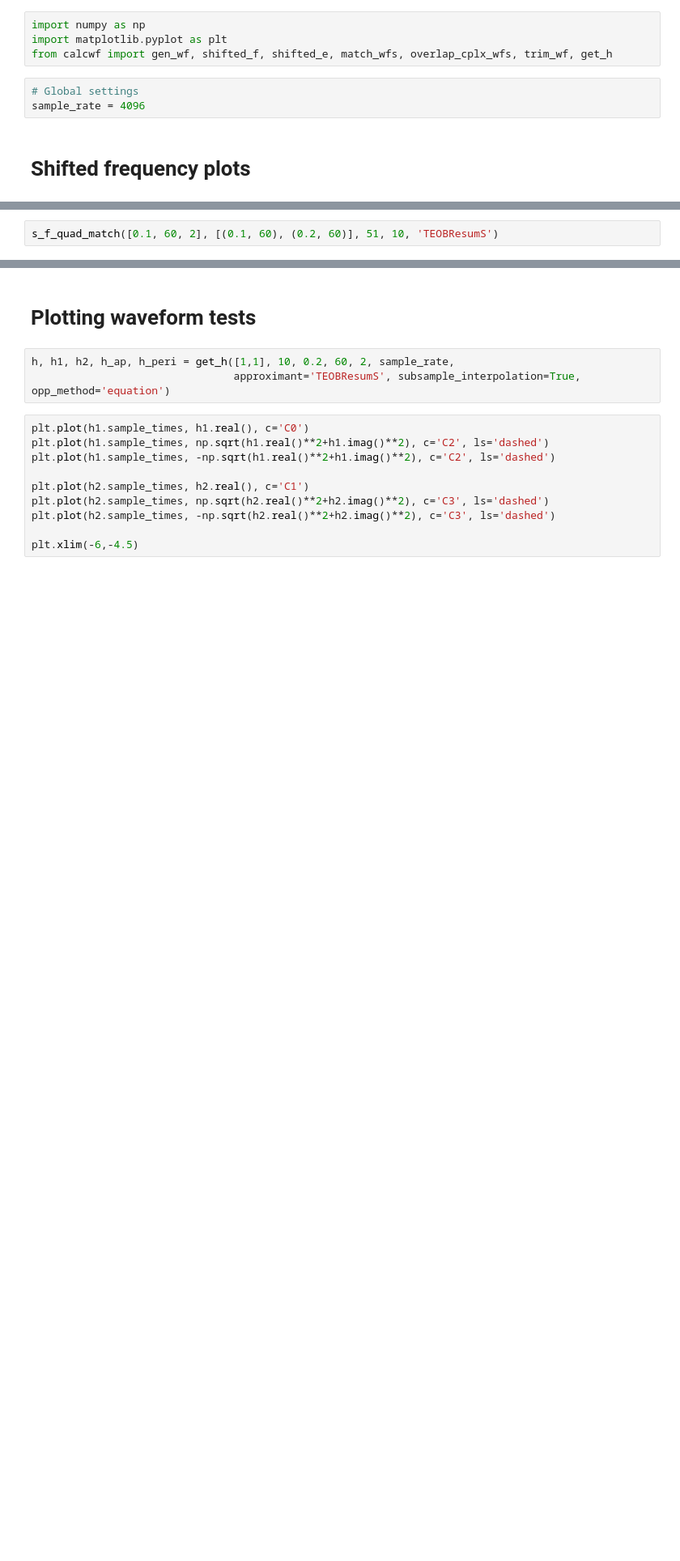
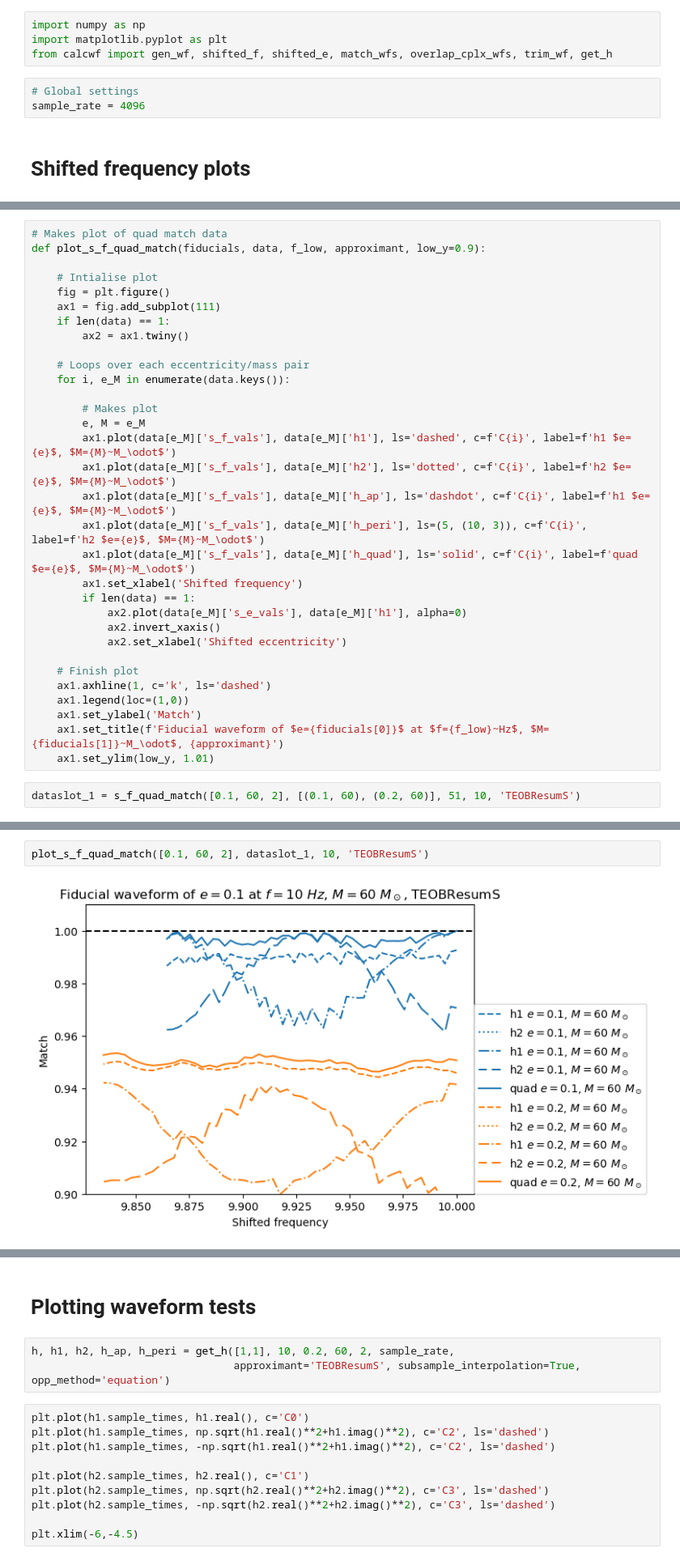
Before and after one commit to BenGPatterson/EccentricBinaries, a Jupyter notebook: notebooks/eccentric_decomposition.ipynb, the cells around one changed output, grey strips where cells are left out. Shown at 81% size. Drawn from its saved outputs; the diff is of its cells as text; blank space fills up the shorter version.

```diff
--- a/notebooks/eccentric_decomposition.ipynb
+++ b/notebooks/eccentric_decomposition.ipynb
@@ -91,4 +89,36 @@ s_f_quad_match([0.2, 60, 2], [(0.1, 60), (0.2, 60)], 51, 10, 'EccentricTD')
+# %%
+# Makes plot of quad match data
+def plot_s_f_quad_match(fiducials, data, f_low, approximant, low_y=0.9):
+
+    # Intialise plot
+    fig = plt.figure()
+    ax1 = fig.add_subplot(111)
+    if len(data) == 1:
+        ax2 = ax1.twiny()
+
+    # Loops over each eccentricity/mass pair
+    for i, e_M in enumerate(data.keys()):
+
+        # Makes plot
+        e, M = e_M
+        ax1.plot(data[e_M]['s_f_vals'], data[e_M]['h1'], ls='dashed', c=f'C{i}', label=f'h1 $e={e}$, $M={M}~M_\odot$')
+        ax1.plot(data[e_M]['s_f_vals'], data[e_M]['h2'], ls='dotted', c=f'C{i}', label=f'h2 $e={e}$, $M={M}~M_\odot$')
+        ax1.plot(data[e_M]['s_f_vals'], data[e_M]['h_ap'], ls='dashdot', c=f'C{i}', label=f'h1 $e={e}$, $M={M}~M_\odot$')
+        ax1.plot(data[e_M]['s_f_vals'], data[e_M]['h_peri'], ls=(5, (10, 3)), c=f'C{i}', label=f'h2 $e={e}$, $M={M}~M_\odot$')
+        ax1.plot(data[e_M]['s_f_vals'], data[e_M]['h_quad'], ls='solid', c=f'C{i}', label=f'quad $e={e}$, $M={M}~M_\odot$')
+        ax1.set_xlabel('Shifted frequency')
+        if len(data) == 1:
+            ax2.plot(data[e_M]['s_e_vals'], data[e_M]['h1'], alpha=0)
+            ax2.invert_xaxis()
+            ax2.set_xlabel('Shifted eccentricity')
+
+    # Finish plot
+    ax1.axhline(1, c='k', ls='dashed')
+    ax1.legend(loc=(1,0))
+    ax1.set_ylabel('Match')
+    ax1.set_title(f'Fiducial waveform of $e={fiducials[0]}$ at $f={f_low}~Hz$, $M={fiducials[1]}~M_\odot$, {approximant}')
+    ax1.set_ylim(low_y, 1.01)
 # %%
-s_f_quad_match([0.1, 60, 2], [(0.1, 60), (0.2, 60)], 51, 10, 'TEOBResumS')
+dataslot_1 = s_f_quad_match([0.1, 60, 2], [(0.1, 60), (0.2, 60)], 51, 10, 'TEOBResumS')
 # %% [output]
 102 done out of 102
@@ -96 +125,5 @@ s_f_quad_match([0.1, 60, 2], [(0.1, 60), (0.2, 60)], 51, 10, 'TEOBResumS')
+# %%
+plot_s_f_quad_match([0.1, 60, 2], dataslot_1, 10, 'TEOBResumS')
+# %% [output]
+[figure, added]
 # %%
```
Also changed, not shown: parts of 22 cells of this notebook, 2 other files.
